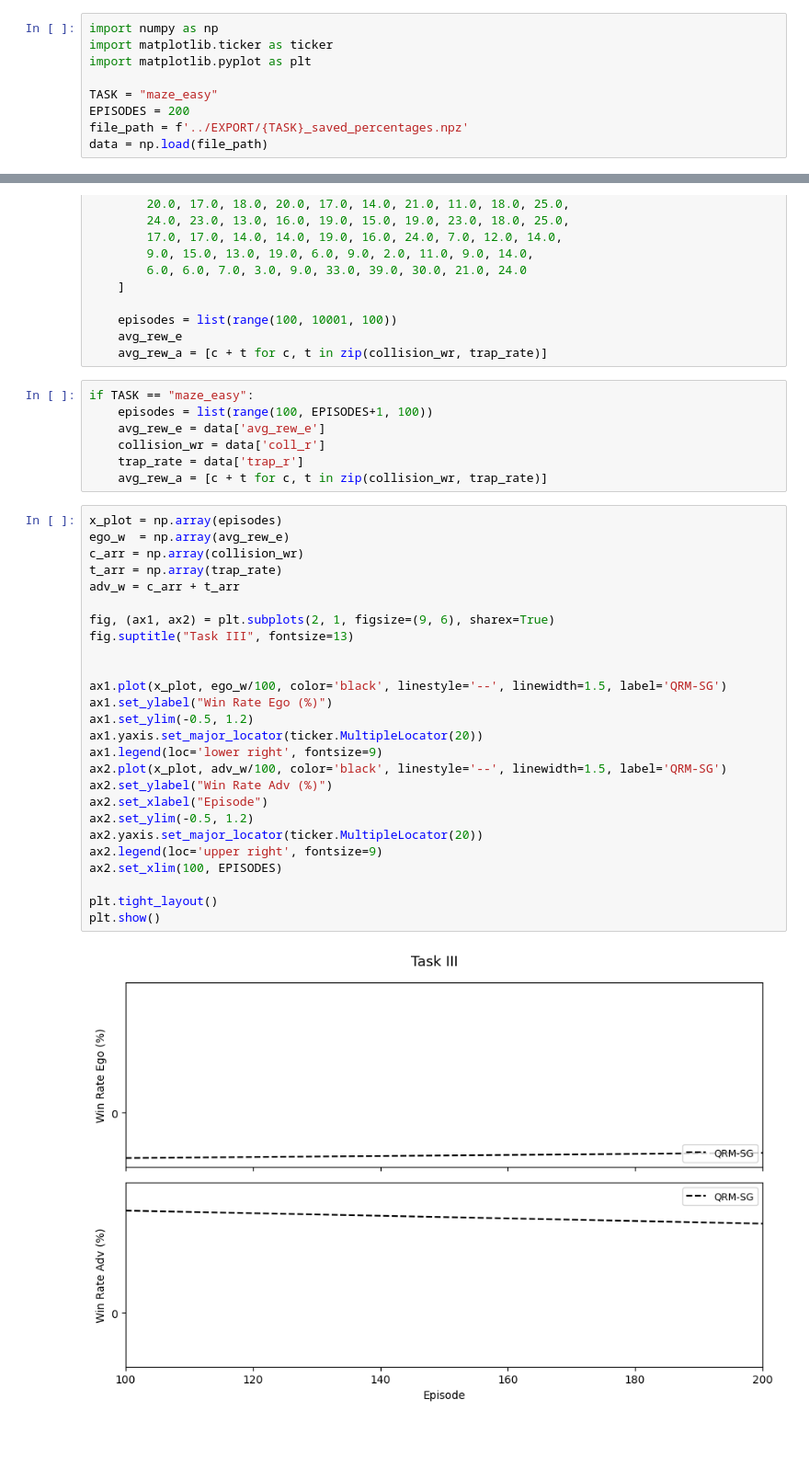
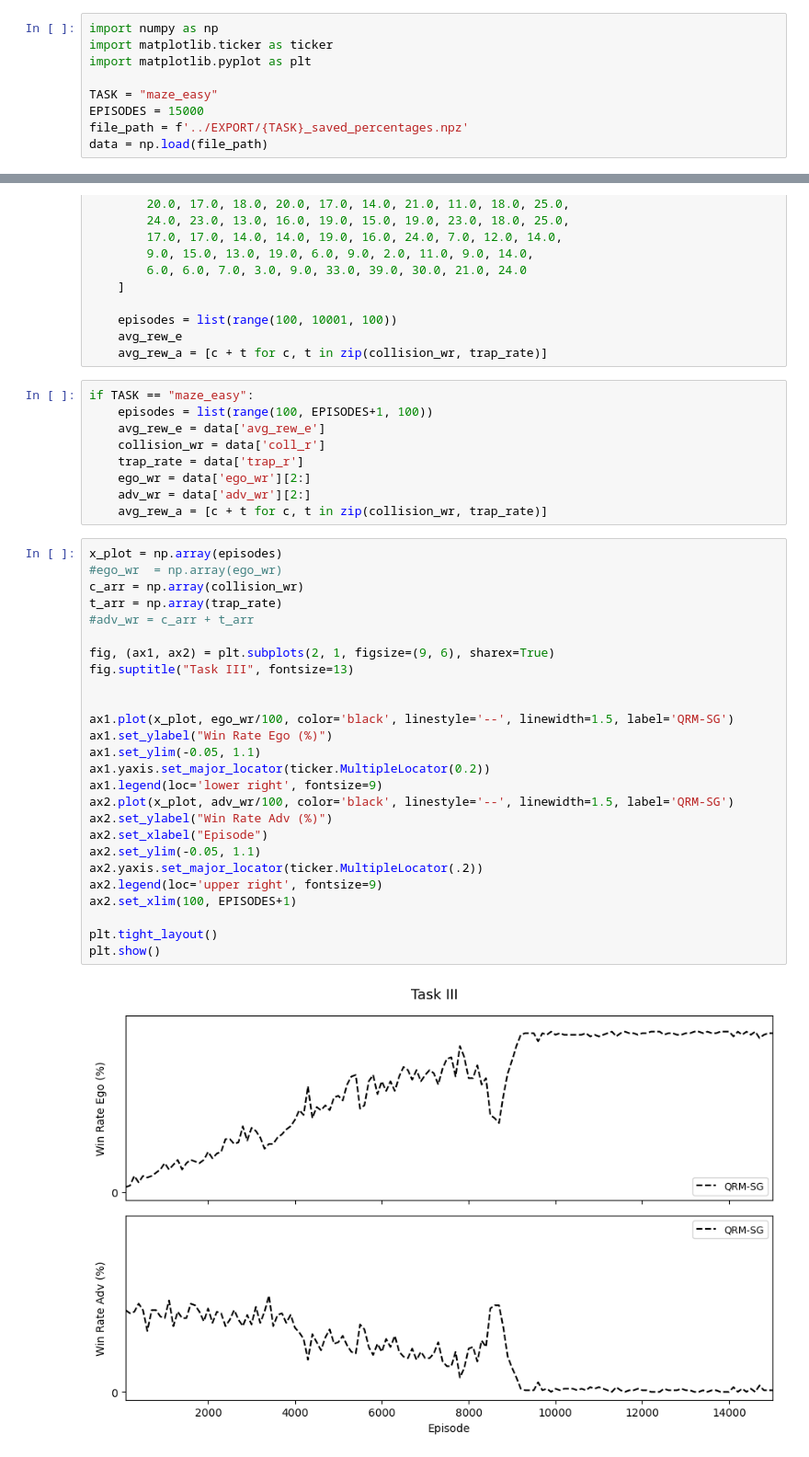
Before and after one commit to Matthew6363/Reinforcement-Learning-exam, a Jupyter notebook: EXPORT/plots.ipynb, the cells around one changed output, grey strips where cells are left out. Shown at 92% size. Cells and saved outputs as stored; diff of their text form.

Commit message:
updated plots and fixed maze easy

```diff
--- a/EXPORT/plots.ipynb
+++ b/EXPORT/plots.ipynb
@@ -4,7 +4,7 @@ import matplotlib.ticker as ticker
 import matplotlib.pyplot as plt
 
 TASK = "maze_easy"
-EPISODES = 200
+EPISODES = 15000
 file_path = f'../EXPORT/{TASK}_saved_percentages.npz'
 data = np.load(file_path)
 # %%
@@ -60,32 +60,34 @@ if TASK == "maze_easy":
     avg_rew_e = data['avg_rew_e']
     collision_wr = data['coll_r']
     trap_rate = data['trap_r']
+    ego_wr = data['ego_wr'][2:]
+    adv_wr = data['adv_wr'][2:]
     avg_rew_a = [c + t for c, t in zip(collision_wr, trap_rate)]
 # %%
 x_plot = np.array(episodes)
-ego_w  = np.array(avg_rew_e)
+#ego_wr  = np.array(ego_wr)
 c_arr = np.array(collision_wr)
 t_arr = np.array(trap_rate)
-adv_w = c_arr + t_arr
+#adv_wr = c_arr + t_arr
 
 fig, (ax1, ax2) = plt.subplots(2, 1, figsize=(9, 6), sharex=True)
 fig.suptitle("Task III", fontsize=13)
 
 
-ax1.plot(x_plot, ego_w/100, color='black', linestyle='--', linewidth=1.5, label='QRM-SG')
+ax1.plot(x_plot, ego_wr/100, color='black', linestyle='--', linewidth=1.5, label='QRM-SG')
 ax1.set_ylabel("Win Rate Ego (%)")
-ax1.set_ylim(-0.5, 1.2)
-ax1.yaxis.set_major_locator(ticker.MultipleLocator(20))
+ax1.set_ylim(-0.05, 1.1)
+ax1.yaxis.set_major_locator(ticker.MultipleLocator(0.2))
 ax1.legend(loc='lower right', fontsize=9)
-ax2.plot(x_plot, adv_w/100, color='black', linestyle='--', linewidth=1.5, label='QRM-SG')
+ax2.plot(x_plot, adv_wr/100, color='black', linestyle='--', linewidth=1.5, label='QRM-SG')
 ax2.set_ylabel("Win Rate Adv (%)")
 ax2.set_xlabel("Episode")
-ax2.set_ylim(-0.5, 1.2)
-ax2.yaxis.set_major_locator(ticker.MultipleLocator(20))
+ax2.set_ylim(-0.05, 1.1)
+ax2.yaxis.set_major_locator(ticker.MultipleLocator(.2))
 ax2.legend(loc='upper right', fontsize=9)
-ax2.set_xlim(100, EPISODES)
+ax2.set_xlim(100, EPISODES+1)
 
 plt.tight_layout()
 plt.show()
 # %% [output]
-[figure, old version]
+[figure, new version]
```
Also changed, not shown: 7 other files.
